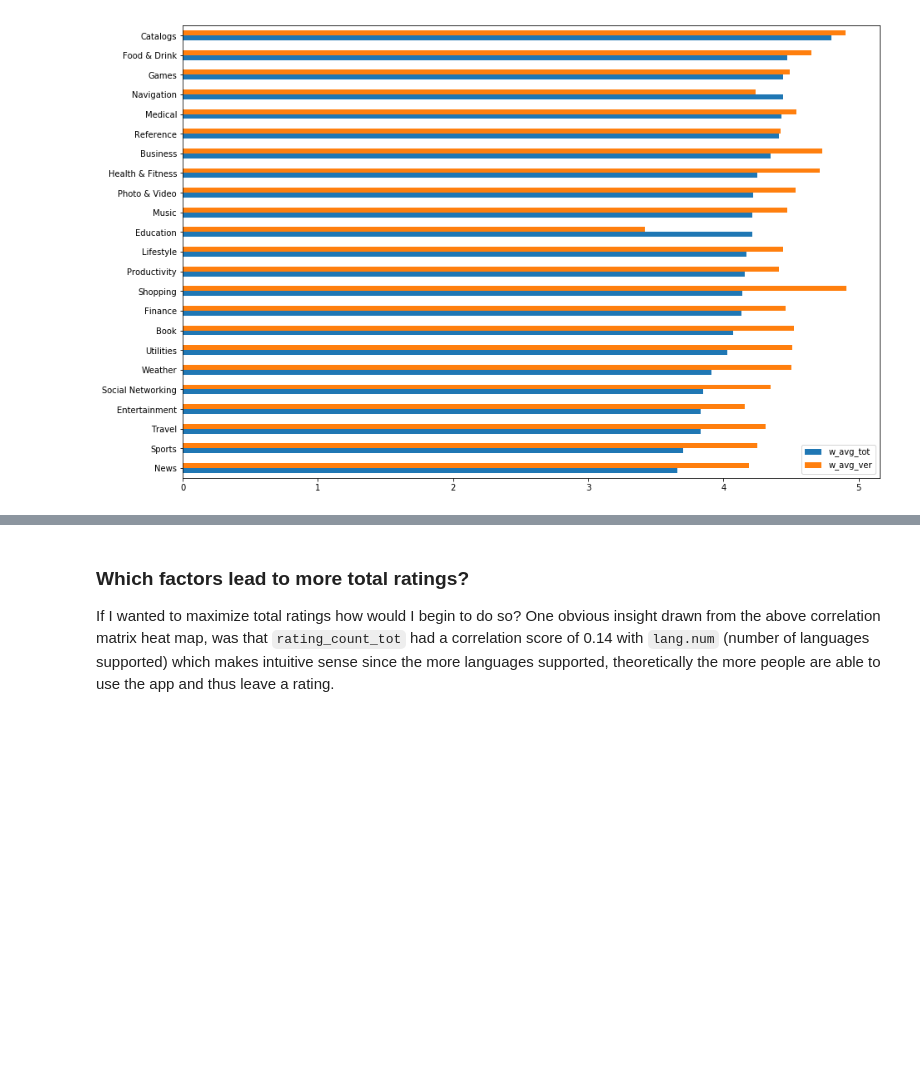
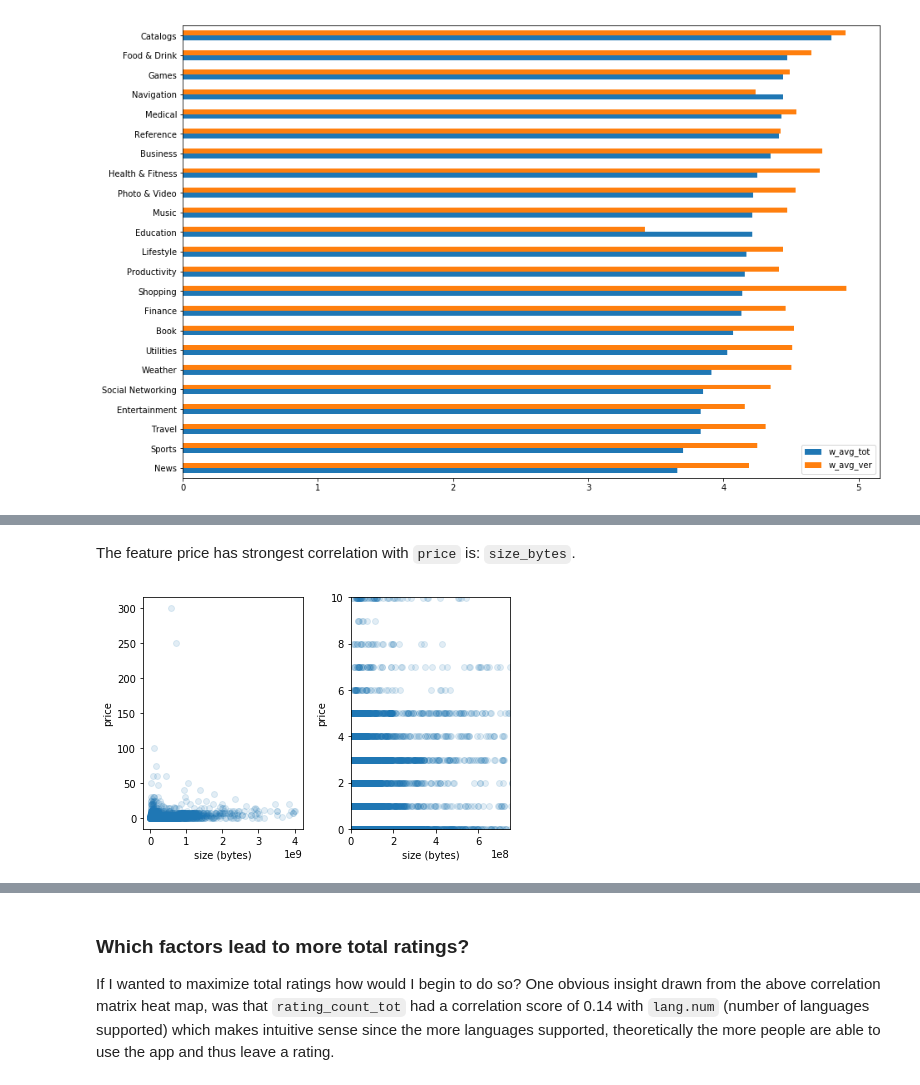
Before and after one commit to cgman64/apple-store-analysis, a Jupyter notebook: appStoreAnalysis.ipynb, the cells around one changed output, grey strips where cells are left out. Drawn from its saved outputs; the diff is of its cells as text; code cells hidden in the pictures; blank space fills up the shorter version.

Commit message:
question 3 price analysis

```diff
--- a/appStoreAnalysis.ipynb
+++ b/appStoreAnalysis.ipynb
@@ -269,0 +294,20 @@ Sorting the bar graph by the weighted user rating(taking into account number of
+# %% [markdown]
+The feature price has strongest correlation with `price` is: `size_bytes`.
+# %%
+plt.subplots(1,2)
+
+plt.subplot(121)
+plt.scatter(x=store['size_bytes'],y=store['price'],alpha=0.125)
+plt.xlabel('size (bytes)');plt.ylabel('price')
+
+plt.subplot(122)
+plt.scatter(x=store['size_bytes'],y=store['price'],alpha=0.125)
+plt.xlabel('size (bytes)')
+plt.ylabel('price')
+plt.ylim(0,10)
+plt.xlim(0,0.75e9)
+
+plt.tight_layout()
+plt.show()
+# %% [output]
+[figure, added]
```
Also changed, not shown: parts of 16 cells of this notebook.
